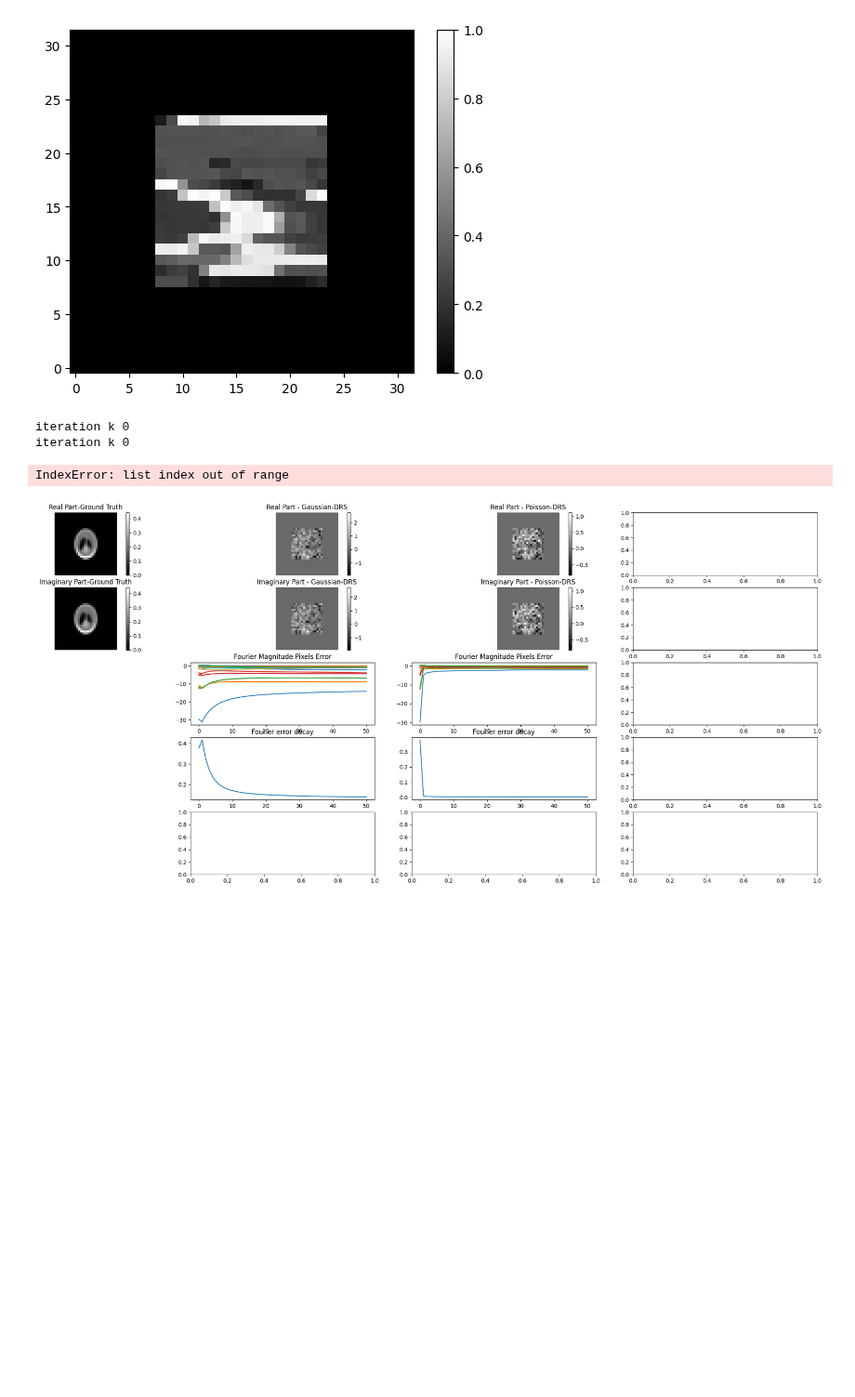
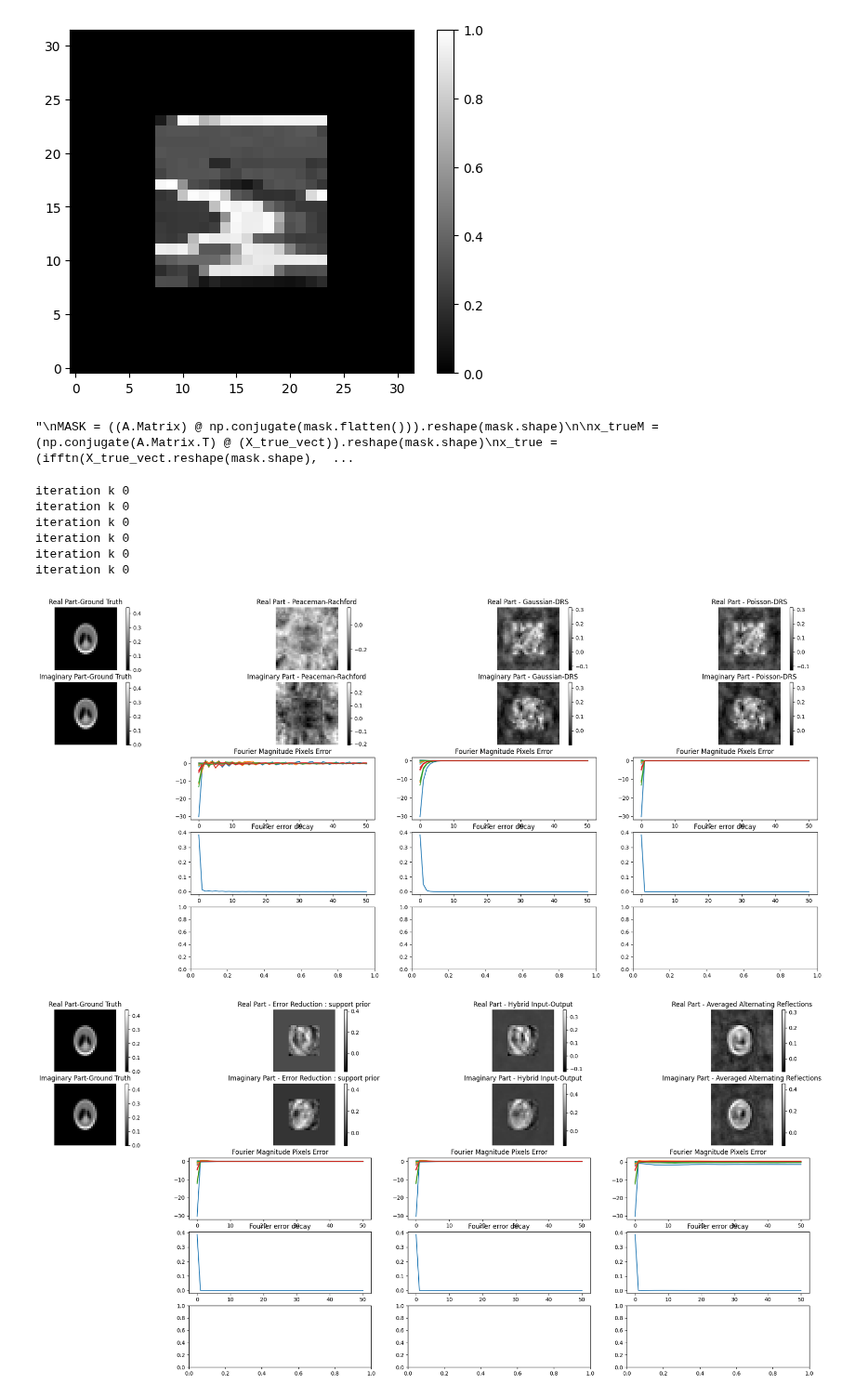
Before and after one commit to JeremieSefo/PhaseRetrievalMirror, a Jupyter notebook: retrieve phase.ipynb, the cells around one changed output. Shown at 93% size. Drawn from its saved outputs; the diff is of its cells as text; code cells hidden in the pictures; blank space fills up the shorter version.

Commit message:
Fourier measurement were wrong. Iterative Projections Methods now stagnate at acceptable local minima and FFT makes everything much faster

```diff
--- a/retrieve phase.ipynb
+++ b/retrieve phase.ipynb
@@ -44 +27,42 @@ A = sm.FourierMatrix(Nx,Ny) #sm.iid_stdd_Gauss(Nx,Ny)
+# %%
+x_true = true_images[0]
+x_true_vect = x_true.reshape(Nx * Ny, )
+
+X_true_vect = ((1. + 0.j)*np.random.normal(0.5, 0.25, size = (n, ) )) +  (0. + 1.j)*np.random.normal(0.5, 0.25, size = (n, ) )
+#print("x_true_vect", x_true_vect)
+#x = (1 + 2j)*np.ones(x_true_vect.shape)
+
+#noise_lvl = 0.e-4
+A = sm.FourierMatrix(Nx,Ny) #sm.iid_stdd_Gauss(Nx,Ny)
+
+from scipy import ndimage
+from scipy.signal import convolve2d
+from numpy.fft import fftn, ifftn, fftshift, ifftshift
+'''
+MASK = ((A.Matrix) @ np.conjugate(mask.flatten())).reshape(mask.shape)
+
+x_trueM = (np.conjugate(A.Matrix.T) @ (X_true_vect)).reshape(mask.shape)
+x_true = (ifftn(X_true_vect.reshape(mask.shape), s = (Nx,Ny), norm = 'ortho'))
+
+invFourMaskM = (np.conjugate(A.Matrix.T) @ (mask.flatten())).reshape(mask.shape)
+invFourMask = (ifftn(mask, s = (Nx,Ny), norm = 'ortho'))
+
+convM = (convolve2d(x_trueM, invFourMaskM, mode='same', boundary='wrap')).flatten() #reshape(Nx * Ny, ) #flatten()#
+conv = (convolve2d(x_true, invFourMask, mode='same', boundary='wrap')).flatten() #reshape(Nx * Ny, ) #flatten()#
+
+Four_convM = (A.Matrix @ (convM)).reshape(mask.shape) ########### THIS IS THE RIGHT MULTIPLICATION ########### (fftn(conv.reshape(mask.shape), s = (Nx,Ny), norm = 'ortho')).reshape(mask.shape) #
+Four_conv = (fftn(conv.reshape(mask.shape), s = (Nx,Ny), norm = 'ortho'))#.reshape(mask.shape)
+
+print()
+plt.imshow(( Four_convM - Four_conv).imag, cmap='gray') #X_true_vect.reshape(mask.shape) #conv.reshape(mask.shape) #, origin='lower' #(fftn(invFourMask.reshape(mask.shape), s = (Nx,Ny), norm = 'ortho') )
+plt.colorbar()
+'''
+#print(np.linalg.norm(A.Matrix @ np.conj(A.Matrix).T - np.conj(A.Matrix).T @ A.Matrix))
+#print("A.Matrix", A.Matrix)
+#meas, noise = me.gauss_noisy_meas(x_true_vect, noise_lvl , A)()
+#map = op.operators(algo = 'complex mirror', meas = meas, A = A)
+#map.f( x)
+#print(map.psi(2 * x), map.psi(1 * x), map.breg_psi(2 * x, x))
+# %% [output]
+"\nMASK = ((A.Matrix) @ np.conjugate(mask.flatten())).reshape(mask.shape)\n\nx_trueM = (np.conjugate(A.Matrix.T) @ (X_true_vect)).reshape(mask.shape)\nx_true = (ifftn(X_true_vect.reshape(mask.shape),  ...
 # %%
@@ -52,38 +85,43 @@ import solve
 # %%
 idx = [2]#np.arange(len(true_images)) #[0, 1] # np.arange(1)
 Algos_group = []
-Algos = ['Error Reduction', 'Output-Output', 'Hybrid Input-Output'  ] #'No Support prior', 'Gerchberg-Saxton', 'Error Reduction', 'real mirror', 'complex mirror',
+Algos = ['real mirror', 'complex mirror', 'Output-Output'  ] # , 'Hybrid Input-Output' 'No Support prior', 'Gerchberg-Saxton', 'Error Reduction', 'real mirror', 'complex mirror',
 #Algos_group.append(Algos)
-Algos = [ 'No Support prior + TV-support', 'No Support prior + TV-support real_imag_separated', 'Error Reduction + TV-support' ] #, 'Gerchberg-Saxton + TV-support', 'Error Reduction + TV-support' #TV-support alsmost kills the real part and make Gerchberg-Saxton worse
-#Algos_group.append(Algos)
-Algos = [  'Gaussian-DRS', 'Poisson-DRS' ] #'basic Input-Output', 'Output-Output','Peaceman-Rachford', 'Averaged Alternating Reflections',
+Algos = [ 'Peaceman-Rachford', 'Gaussian-DRS',  'Poisson-DRS'  ]                              #, 'Gerchberg-Saxton + TV-support', 'Error Reduction + TV-support'                      #TV-support alsmost kills the real part and make Gerchberg-Saxton worse
+Algos_group.append(Algos)                 #'No Support prior + TV-support real_imag_separated' 'No Support prior + TV-support',
+Algos = [ 'Error Reduction : support prior', 'Hybrid Input-Output',  'Averaged Alternating Reflections' ] #'No Support prior - fast', 'Gaussian-DRS'  'Poisson-DRS' 'basic Input-Output', 'Output-Output', 'Averaged Alternating Reflections',
 Algos_group.append(Algos)
 
 Algos = ['real mirror', 'complex mirror' ]
 #Algos_group.append(Algos)
 for Algos in Algos_group:
     for i in idx:
         X_sols = []
         x_true = true_images[i]
         x_true_vect = x_true.reshape(Nx * Ny, )
         maxiter = 50
         kappa  = 0.9
         xi = 12
-        noise_lvl = 1.e-0
+        noise_lvl = 0.e-2
+        noise_lvl_init = 1.e-0 #If not 0, iterative projections algo: ER, HIO, even AAR stagnate at local minima. error is 1e-7 instead of 1e-37 for instance
         meas, noise = me.gauss_noisy_meas(x_true_vect, noise_lvl , A)()
         L = 1 * op.smoothnessPara_L(A.Matrix, noise)
         #print("meas", meas)
-        x0 = op.initialise(n, meas, A.Matrix, type ='Gaussian', real = 1, imag = 1, x_true_vect = x_true_vect, mask = mask, noise_lvl = noise_lvl**(0.5) )
+        x0 = op.initialise(n, meas, A.Matrix, type ='Gaussian', real = 1, imag = 1, x_true_vect = x_true_vect, mask = mask, noise_lvl = noise_lvl_init**(0.5) )
         for Algo in Algos:
             map = op.operators(algo = Algo, meas = meas, A = A)
-            x_sols, space = solve.phase_retrieval(L, kappa, xi, Algo, map, mask, n, A.Matrix, A_pinv, meas, maxiter, x0, x_true_vect, IO_OO_HIO_beta = [1, 1., 0.1], TvIter = 10, TvAlpha = 0.001, rho_Gau_Poi = [1., 0.] )
+            x_sols, space = solve.phase_retrieval(L, kappa, xi, Algo, map, mask, n, A.Matrix, A_pinv, meas, maxiter, x0, x_true_vect, IO_OO_HIO_beta = [1, 1., 0.01], TvIter = 10, TvAlpha = 0.000, rho_Gau_Poi = [1., 0.] )
             X_sols.append(x_sols)
         phase_retrie_plots(i, true_images, X_sols, map, A, meas, maxiter, space, Algos)
 # %% [output]
 iteration k 0
 iteration k 0
+iteration k 0
+iteration k 0
+iteration k 0
+iteration k 0
-IndexError: list index out of range
-[figure, old version]
+[figure, new version]
+[figure, added]
 # %%
 from DisplayAlternate import phase_retrie_plots_alternate
 idx = [3]#np.arange(len(true_images)) #[0, 1] # np.arange(1)
```
Also changed, not shown: parts of 6 cells of this notebook, 2 other files.
